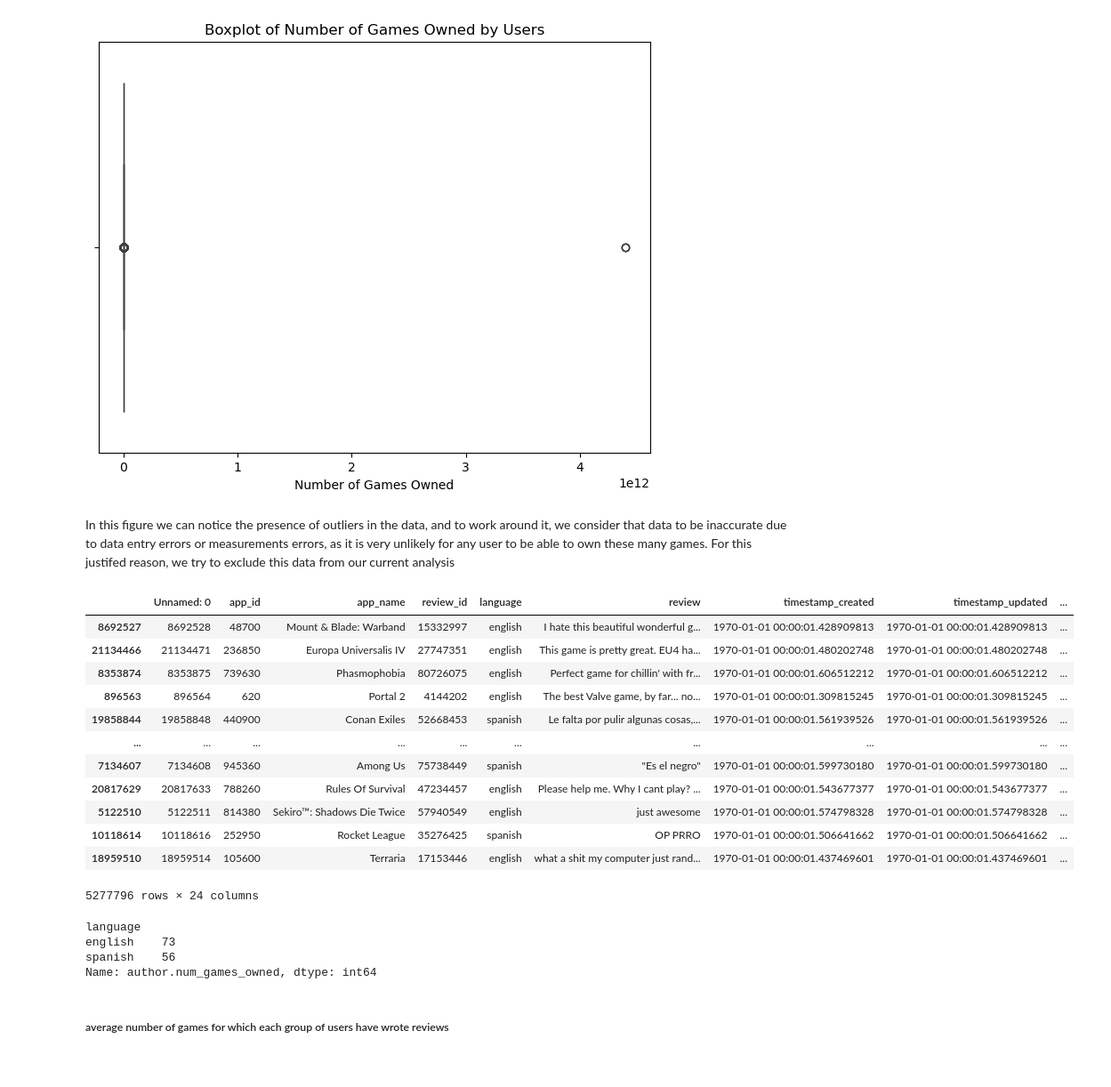
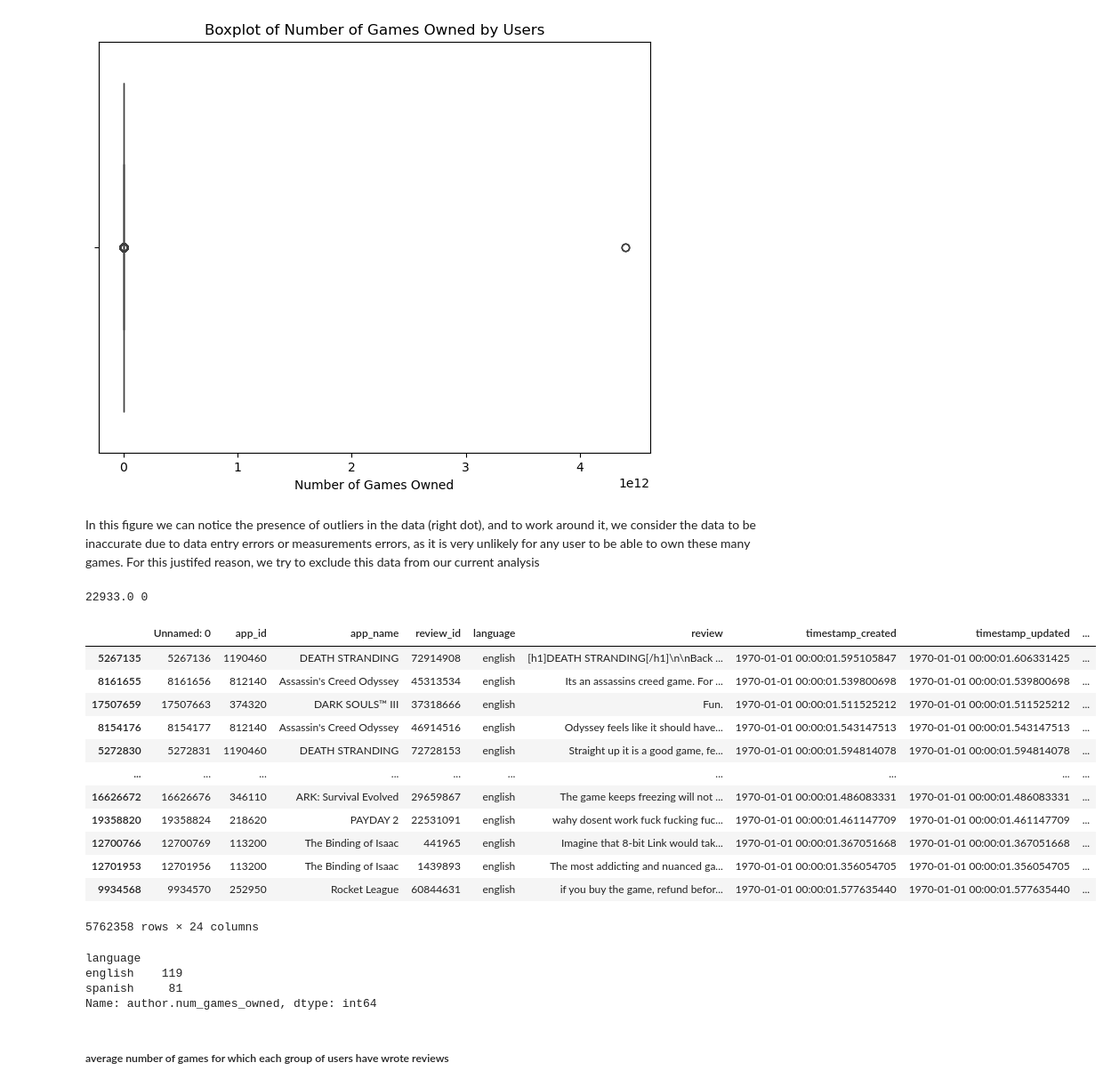
Before and after one commit to yaraoyoussef/ADM-HW2, a Jupyter notebook: main.ipynb, the cells around one changed output. Shown at 89% size. Cells and saved outputs as stored; diff of their text form; code cells hidden in the pictures.

```diff
--- a/main.ipynb
+++ b/main.ipynb
@@ -988,35 +989,39 @@ plt.show()
 # %% [output]
 [figure]
 # %% [markdown]
-In this figure we can notice the presence of outliers in the data, and to work around it, we consider that data to be inaccurate due to data entry errors or measurements errors, as it is very unlikely for any user to be able to own these many games. For this justifed reason, we try to exclude this data from our current analysis
+In this figure we can notice the presence of outliers in the data (right dot), and to work around it, we consider the data to be inaccurate due to data entry errors or measurements errors, as it is very unlikely for any user to be able to own these many games. For this justifed reason, we try to exclude this data from our current analysis
 # %%
 # Calculate Q1 (25th percentile) and Q3 (75th percentile)
 Q1 = most_recent_games_owned['author.num_games_owned'].quantile(0.25)
 Q3 = most_recent_games_owned['author.num_games_owned'].quantile(0.75)
 IQR = Q3 - Q1
 
-# Define bounds for outliers
-lower_bound = Q1 - 1.5 * IQR
-upper_bound = Q3 + 1.5 * IQR
+# Define bounds for outliers, 0 as lower bound because a user cannot own less than one game
+lower_bound = 0
+# A high multiplier only removes the most extreme cases ensuring that moderately
+# high values are not misclassified as outliers
+upper_bound = Q3 + 200 * IQR
+print(upper_bound, lower_bound)
 
-# Exclude rows where 'number_of_games_owned' is an outlier
+# Exclude rows with outlier values
 df_no_outliers = most_recent_games_owned[(most_recent_games_owned['author.num_games_owned'] >= lower_bound) & (most_recent_games_owned['author.num_games_owned'] <= upper_bound)]
 
 df_no_outliers.sort_values(by=['author.num_games_owned'], ascending=False)
 # %% [output]
+22933.0 0
 |  | Unnamed: 0 | app_id | app_name | review_id | language | review | timestamp_created | timestamp_updated | ... |
-| 8692527 | 8692528 | 48700 | Mount & Blade: Warband | 15332997 | english | I hate this beautiful wonderful g... | 1970-01-01 00:00:01.428909813 | 1970-01-01 00:00:01.428909813 | ... |
-| 21134466 | 21134471 | 236850 | Europa Universalis IV | 27747351 | english | This game is pretty great. EU4 ha... | 1970-01-01 00:00:01.480202748 | 1970-01-01 00:00:01.480202748 | ... |
-| 8353874 | 8353875 | 739630 | Phasmophobia | 80726075 | english | Perfect game for chillin' with fr... | 1970-01-01 00:00:01.606512212 | 1970-01-01 00:00:01.606512212 | ... |
-| 896563 | 896564 | 620 | Portal 2 | 4144202 | english | The best Valve game, by far... no... | 1970-01-01 00:00:01.309815245 | 1970-01-01 00:00:01.309815245 | ... |
-| 19858844 | 19858848 | 440900 | Conan Exiles | 52668453 | spanish | Le falta por pulir algunas cosas,... | 1970-01-01 00:00:01.561939526 | 1970-01-01 00:00:01.561939526 | ... |
+| 5267135 | 5267136 | 1190460 | DEATH STRANDING | 72914908 | english | [h1]DEATH STRANDING[/h1]\n\nBack ... | 1970-01-01 00:00:01.595105847 | 1970-01-01 00:00:01.606331425 | ... |
+| 8161655 | 8161656 | 812140 | Assassin's Creed Odyssey | 45313534 | english | Its an assassins creed game. For ... | 1970-01-01 00:00:01.539800698 | 1970-01-01 00:00:01.539800698 | ... |
+| 17507659 | 17507663 | 374320 | DARK SOULS™ III | 37318666 | english | Fun. | 1970-01-01 00:00:01.511525212 | 1970-01-01 00:00:01.511525212 | ... |
+| 8154176 | 8154177 | 812140 | Assassin's Creed Odyssey | 46914516 | english | Odyssey feels like it should have... | 1970-01-01 00:00:01.543147513 | 1970-01-01 00:00:01.543147513 | ... |
+| 5272830 | 5272831 | 1190460 | DEATH STRANDING | 72728153 | english | Straight up it is a good game, fe... | 1970-01-01 00:00:01.594814078 | 1970-01-01 00:00:01.594814078 | ... |
 | ... | ... | ... | ... | ... | ... | ... | ... | ... | ... |
-| 7134607 | 7134608 | 945360 | Among Us | 75738449 | spanish | "Es el negro" | 1970-01-01 00:00:01.599730180 | 1970-01-01 00:00:01.599730180 | ... |
-| 20817629 | 20817633 | 788260 | Rules Of Survival | 47234457 | english | Please help me. Why I cant play? ... | 1970-01-01 00:00:01.543677377 | 1970-01-01 00:00:01.543677377 | ... |
-| 5122510 | 5122511 | 814380 | Sekiro™: Shadows Die Twice | 57940549 | english | just awesome | 1970-01-01 00:00:01.574798328 | 1970-01-01 00:00:01.574798328 | ... |
-| 10118614 | 10118616 | 252950 | Rocket League | 35276425 | spanish | OP PRRO | 1970-01-01 00:00:01.506641662 | 1970-01-01 00:00:01.506641662 | ... |
-| 18959510 | 18959514 | 105600 | Terraria | 17153446 | english | what a shit my computer just rand... | 1970-01-01 00:00:01.437469601 | 1970-01-01 00:00:01.437469601 | ... |
+| 16626672 | 16626676 | 346110 | ARK: Survival Evolved | 29659867 | english | The game keeps freezing will not ... | 1970-01-01 00:00:01.486083331 | 1970-01-01 00:00:01.486083331 | ... |
+| 19358820 | 19358824 | 218620 | PAYDAY 2 | 22531091 | english | wahy dosent work fuck fucking fuc... | 1970-01-01 00:00:01.461147709 | 1970-01-01 00:00:01.461147709 | ... |
+| 12700766 | 12700769 | 113200 | The Binding of Isaac | 441965 | english | Imagine that 8-bit Link would tak... | 1970-01-01 00:00:01.367051668 | 1970-01-01 00:00:01.367051668 | ... |
+| 12701953 | 12701956 | 113200 | The Binding of Isaac | 1439893 | english | The most addicting and nuanced ga... | 1970-01-01 00:00:01.356054705 | 1970-01-01 00:00:01.356054705 | ... |
+| 9934568 | 9934570 | 252950 | Rocket League | 60844631 | english | if you buy the game, refund befor... | 1970-01-01 00:00:01.577635440 | 1970-01-01 00:00:01.577635440 | ... |
-5277796 rows × 24 columns
+5762358 rows × 24 columns
 # %%
 # calculate average number of games owned by english and spanish users, and rounding it to integers
 avg_nmbr_games = df_no_outliers.groupby('language')['author.num_games_owned'].mean().round().astype(int)
@@ -1024,8 +1029,8 @@ avg_nmbr_games = df_no_outliers.groupby('language')['author.num_games_owned'].me
 avg_nmbr_games
 # %% [output]
 language
-english    73
-spanish    56
+english    119
+spanish     81
 Name: author.num_games_owned, dtype: int64
 # %% [markdown]
 ##### average number of games for which each group of users have wrote reviews
```
Also changed, not shown: parts of 1 cell of this notebook.
